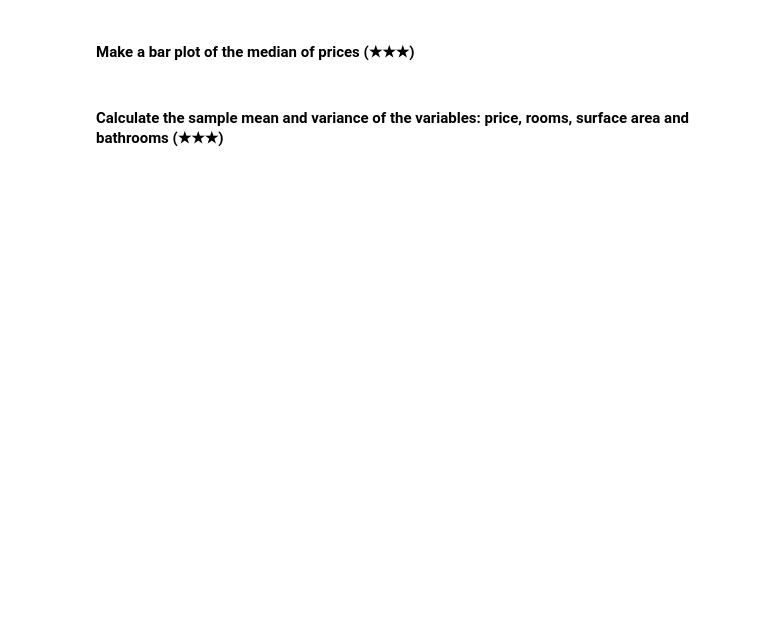
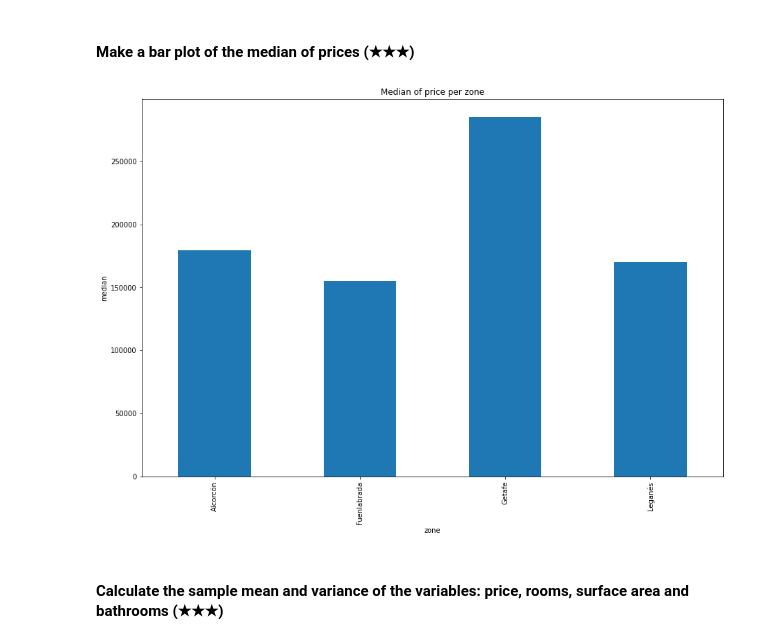
Before and after one commit to spannozzo/realestate-datacleanup-exercise, a Jupyter notebook: project.ipynb, the cells around one changed output. Drawn from its saved outputs; the diff is of its cells as text; code cells hidden in the pictures; blank space fills up the shorter version.

```diff
--- a/project.ipynb
+++ b/project.ipynb
@@ -142,4 +142,6 @@ plt.show()
 # %% [markdown]
 #### Now let's work with the "south belt" of madrid. Make a subsetting that contains the following populations (level5): "Fuenlabrada","Leganés","Getafe","Alcorcón" (★★☆)
 # %%
-git
+south_belt = df[df['level5'].isin(["Fuenlabrada","Leganés","Getafe","Alcorcón"])]
+
+display(south_belt.head())
@@ -146,4 +156,22 @@ git
 # %% [markdown]
 #### Make a bar plot of the median of prices (★★★)
+# %%
+import matplotlib.pyplot as plt
+
+fig = plt.figure()
+
+south_belt.groupby('level5')['price'].median().plot.bar()
+
+
+
+plt.title('Median of price per zone')
+plt.xlabel('zone')
+plt.ylabel('median')
+fig.set_size_inches(15, 10)
+
+
+plt.show()
+# %% [output]
+[figure, added]
 # %% [markdown]
 #### Calculate the sample mean and variance of the variables: price, rooms, surface area and bathrooms (★★★)
```
Also changed, not shown: parts of 14 cells of this notebook.
